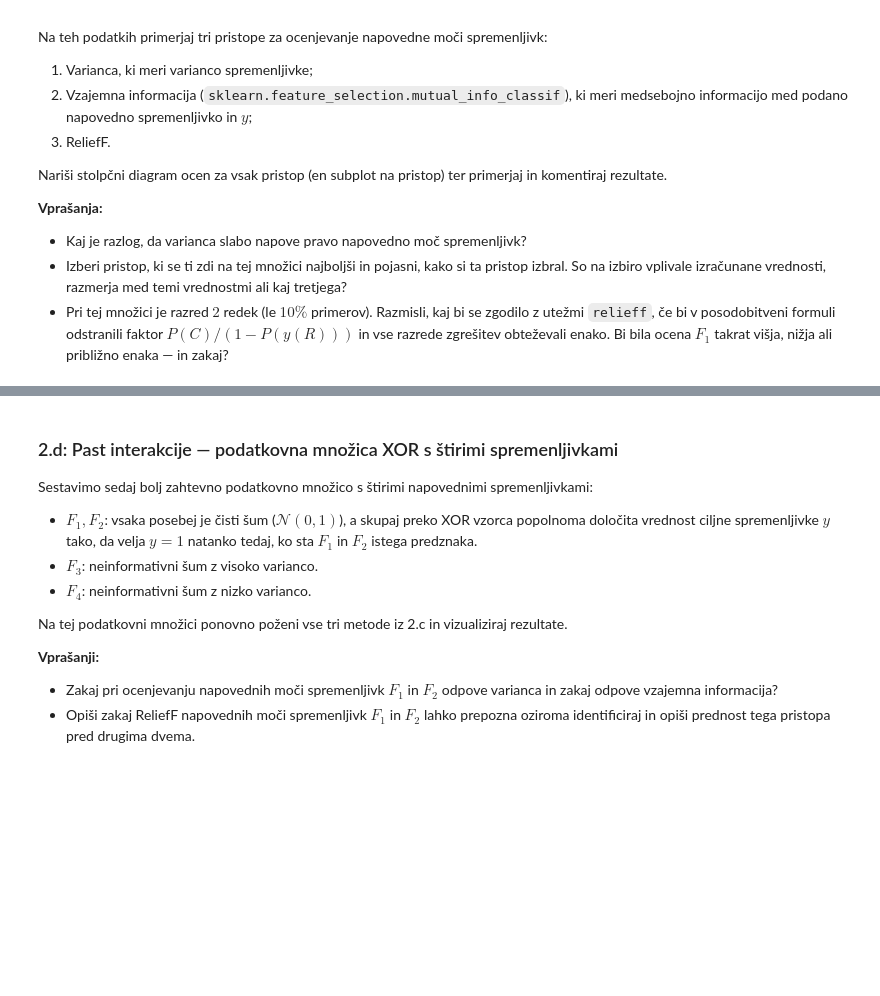
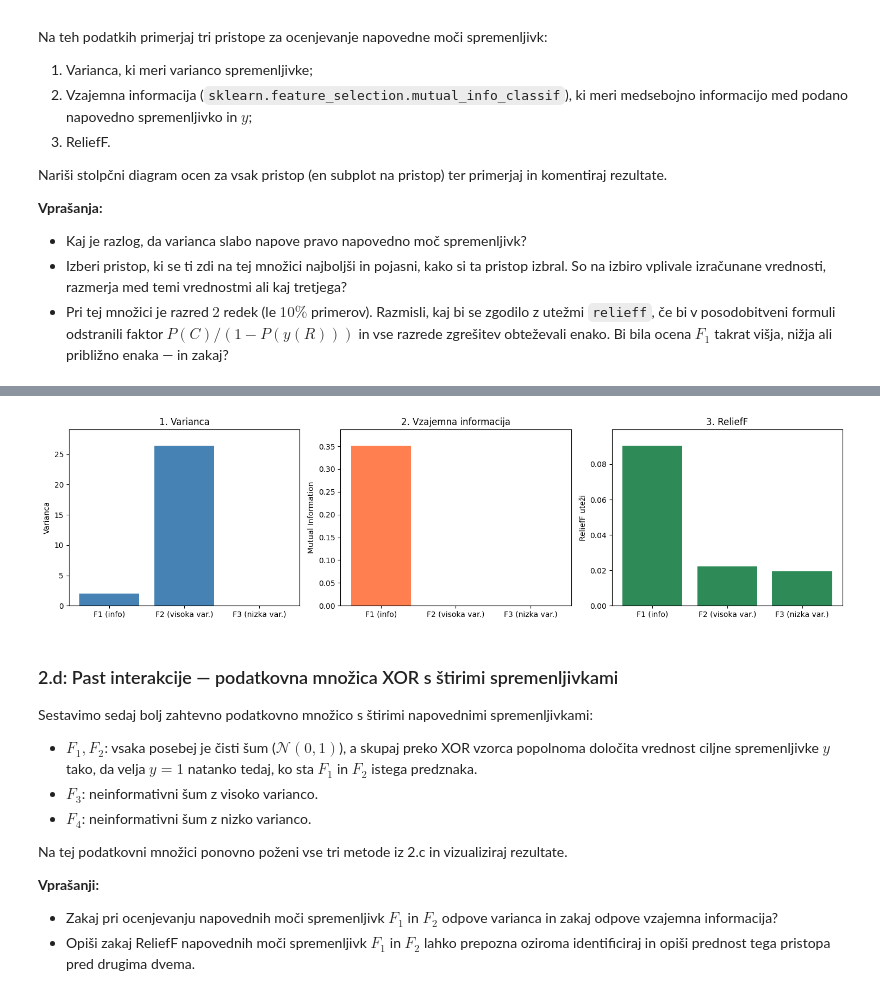
Before and after one commit to EnejBrus/ITAP, a Jupyter notebook: dn3.ipynb, the cells around one changed output, grey strips where cells are left out. Drawn from its saved outputs; the diff is of its cells as text; code cells hidden in the pictures; blank space fills up the shorter version.

```diff
--- a/dn3.ipynb
+++ b/dn3.ipynb
@@ -331,19 +334,60 @@ Nariši stolpčni diagram ocen za vsak pristop (en subplot na pristop) ter prime
 # %%
 import matplotlib.pyplot as plt
 from sklearn.feature_selection import mutual_info_classif
 
 rng = np.random.default_rng(0)
 n = 600
 class_probs = [0.7, 0.2, 0.1]
 y_data = rng.choice(3, size=n, p=class_probs)
 
 class_means = np.array([0.0, 1.5, 3.0])
 F1 = rng.normal(0, 1, n) + class_means[y_data]   # informativna, ločuje razrede
 F2 = rng.normal(0, 5, n)                          # visoka varianca, neinformativna
 F3 = rng.normal(0, 0.01, n)                       # nizka varianca, neinformativna
 X_data = np.column_stack([F1, F2, F3])
 
-# Dopolni
+feature_names = ["F1 (info)", "F2 (visoka var.)", "F3 (nizka var.)"]
+
+# 1. Varianca
+variance_scores = np.var(X_data, axis=0)
+
+# 2. Mutual Information
+mi_scores = mutual_info_classif(X_data, y_data, random_state=0)
+
+# 3. ReliefF
+feature_ranges = X_data.max(axis=0) - X_data.min(axis=0)
+categorical_mask = np.array([False, False, False])
+
+relieff_scores = relieff(X_data, y_data, n_iterations=n, k=10,
+                         feature_ranges=feature_ranges,
+                         categorical_mask=categorical_mask,
+                         rng=np.random.default_rng(0))
+
+# Risanje treh subplotov
+fig, axes = plt.subplots(1, 3, figsize=(15, 4))
+
+# Subplot 1: Varianca
+axes[0].bar(feature_names, variance_scores, color='steelblue')
+axes[0].set_ylabel("Varianca")
+axes[0].set_title("1. Varianca")
+axes[0].set_ylim(0, max(variance_scores) * 1.1)
+
+# Subplot 2: Mutual Information
+axes[1].bar(feature_names, mi_scores, color='coral')
+axes[1].set_ylabel("Mutual Information")
+axes[1].set_title("2. Vzajemna informacija")
+axes[1].set_ylim(0, max(mi_scores) * 1.1)
+
+# Subplot 3: ReliefF
+axes[2].bar(feature_names, relieff_scores, color='seagreen')
+axes[2].set_ylabel("ReliefF uteži")
+axes[2].set_title("3. ReliefF")
+axes[2].set_ylim(0, max(relieff_scores) * 1.1)
+
+plt.tight_layout()
+plt.show()
+# %% [output]
+[figure, added]
 # %% [markdown]
 ### 2.d: Past interakcije — podatkovna množica XOR s štirimi spremenljivkami
 
```
Also changed, not shown: parts of 1 cell of this notebook.
